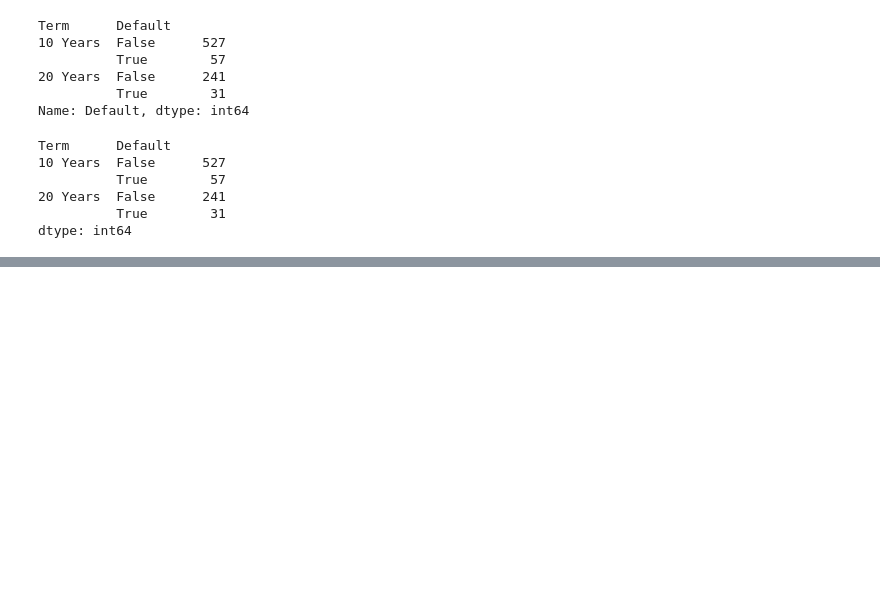
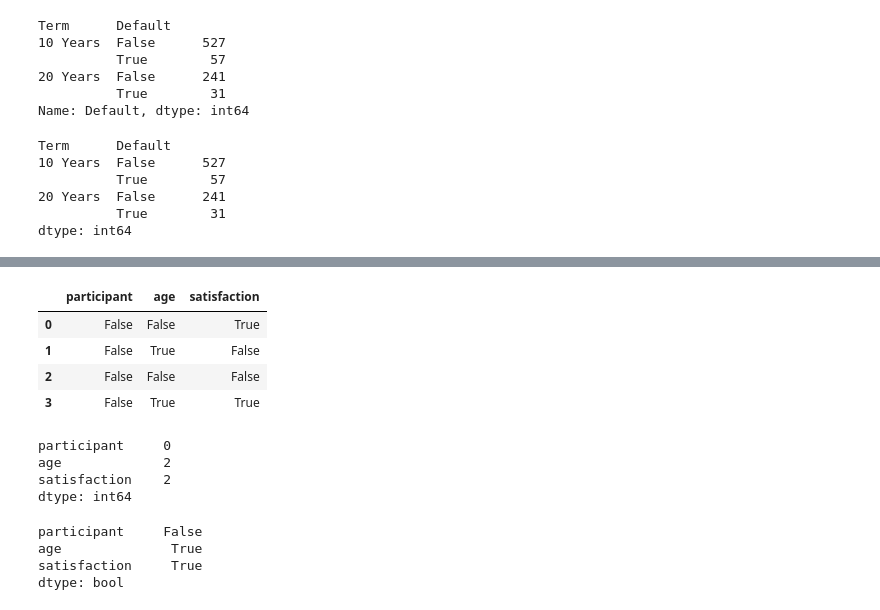
Before and after one commit to adarual/Week1_Test, a Jupyter notebook: LBG Week 4 - Day 3.ipynb, the cells around one changed output, grey strips where cells are left out. Saved outputs shown, nothing was run; the diff lists cells and outputs as text; code cells hidden in the pictures; blank space fills up the shorter version.

```diff
--- a/LBG Week 4 - Day 3.ipynb
+++ b/LBG Week 4 - Day 3.ipynb
@@ -451,0 +489,22 @@ dtype: int64
+# %%
+df.isna()
+# %% [output]
+|  | participant | age | satisfaction |
+| 0 | False | False | True |
+| 1 | False | True | False |
+| 2 | False | False | False |
+| 3 | False | True | True |
+# %%
+df.isna().sum()
+# %% [output]
+participant     0
+age             2
+satisfaction    2
+dtype: int64
+# %%
+df.isna().any()
+# %% [output]
+participant     False
+age              True
+satisfaction     True
+dtype: bool
```
Also changed, not shown: parts of 6 cells of this notebook.
